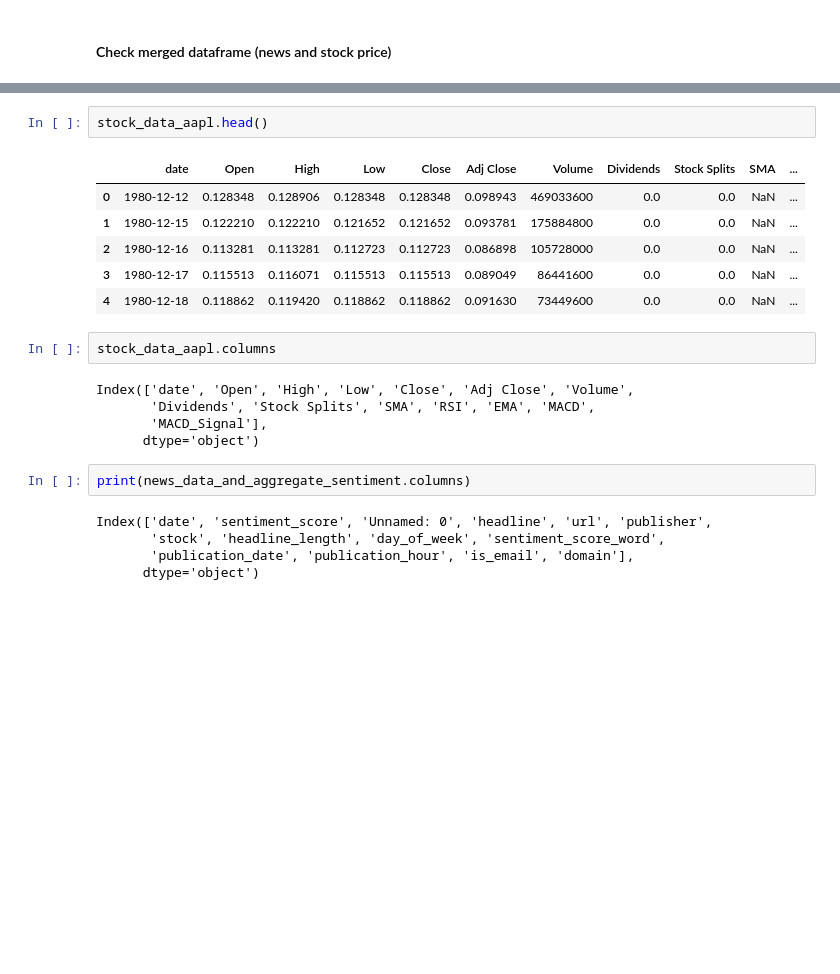
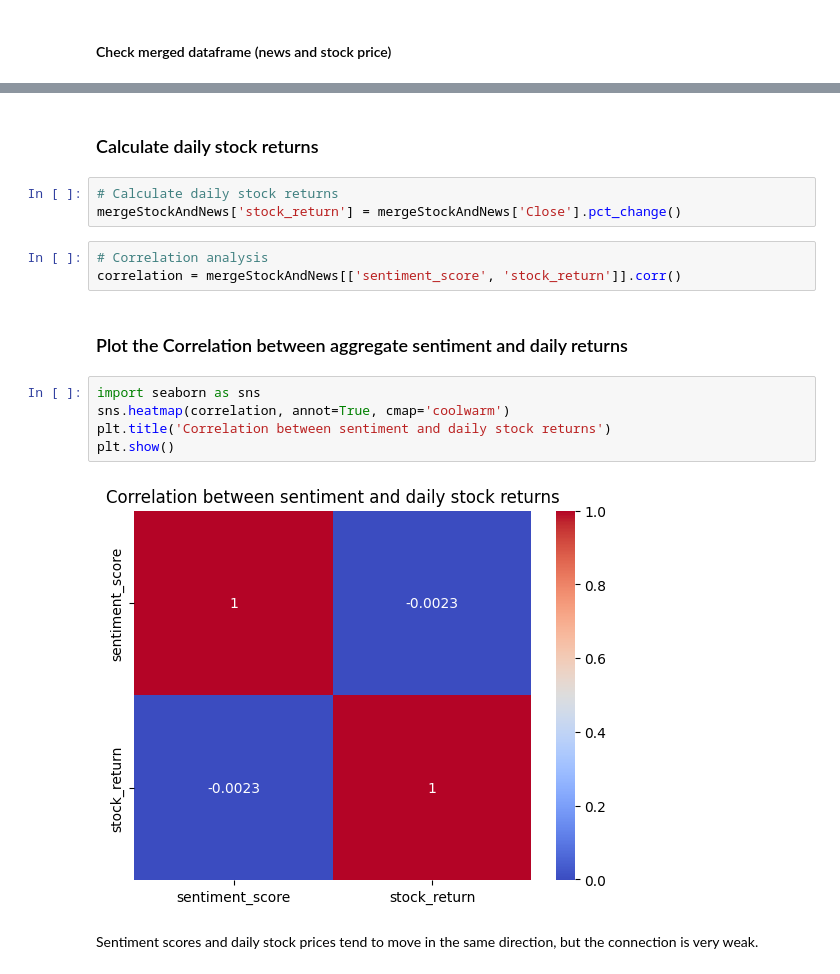
Before and after one commit to Ofgeha-Gelana/SentimentStockPredictor, a Jupyter notebook: notebooks/quantitative analyses.ipynb, the cells around one changed output, grey strips where cells are left out. Cells and saved outputs as stored; diff of their text form; blank space fills up the shorter version.

Commit message:
correlation

```diff
--- a/notebooks/quantitative analyses.ipynb
+++ b/notebooks/quantitative analyses.ipynb
@@ -398,23 +395,19 @@ mergeStockAndNews.head()
-# %%
-stock_data_aapl.head()
-# %% [output]
-|  | date | Open | High | Low | Close | Adj Close | Volume | Dividends | Stock Splits | SMA | ... |
-| 0 | 1980-12-12 | 0.128348 | 0.128906 | 0.128348 | 0.128348 | 0.098943 | 469033600 | 0.0 | 0.0 | NaN | ... |
-| 1 | 1980-12-15 | 0.122210 | 0.122210 | 0.121652 | 0.121652 | 0.093781 | 175884800 | 0.0 | 0.0 | NaN | ... |
-| 2 | 1980-12-16 | 0.113281 | 0.113281 | 0.112723 | 0.112723 | 0.086898 | 105728000 | 0.0 | 0.0 | NaN | ... |
-| 3 | 1980-12-17 | 0.115513 | 0.116071 | 0.115513 | 0.115513 | 0.089049 | 86441600 | 0.0 | 0.0 | NaN | ... |
-| 4 | 1980-12-18 | 0.118862 | 0.119420 | 0.118862 | 0.118862 | 0.091630 | 73449600 | 0.0 | 0.0 | NaN | ... |
-# %%
-stock_data_aapl.columns
-# %% [output]
-Index(['date', 'Open', 'High', 'Low', 'Close', 'Adj Close', 'Volume',
-       'Dividends', 'Stock Splits', 'SMA', 'RSI', 'EMA', 'MACD',
-       'MACD_Signal'],
-      dtype='object')
-# %%
-print(news_data_and_aggregate_sentiment.columns)
-# %% [output]
-Index(['date', 'sentiment_score', 'Unnamed: 0', 'headline', 'url', 'publisher',
-       'stock', 'headline_length', 'day_of_week', 'sentiment_score_word',
-       'publication_date', 'publication_hour', 'is_email', 'domain'],
-      dtype='object')
+# %% [markdown]
+### Calculate daily stock returns
+# %%
+# Calculate daily stock returns
+mergeStockAndNews['stock_return'] = mergeStockAndNews['Close'].pct_change()
+# %%
+# Correlation analysis
+correlation = mergeStockAndNews[['sentiment_score', 'stock_return']].corr()
+# %% [markdown]
+### Plot the Correlation between aggregate sentiment and daily returns
+# %%
+import seaborn as sns
+sns.heatmap(correlation, annot=True, cmap='coolwarm')
+plt.title('Correlation between sentiment and daily stock returns')
+plt.show()
+# %% [output]
+[figure, added]
+# %% [markdown]
+Sentiment scores and daily stock prices tend to move in the same direction, but the connection is very weak.
```
Also changed, not shown: parts of 4 cells of this notebook.
